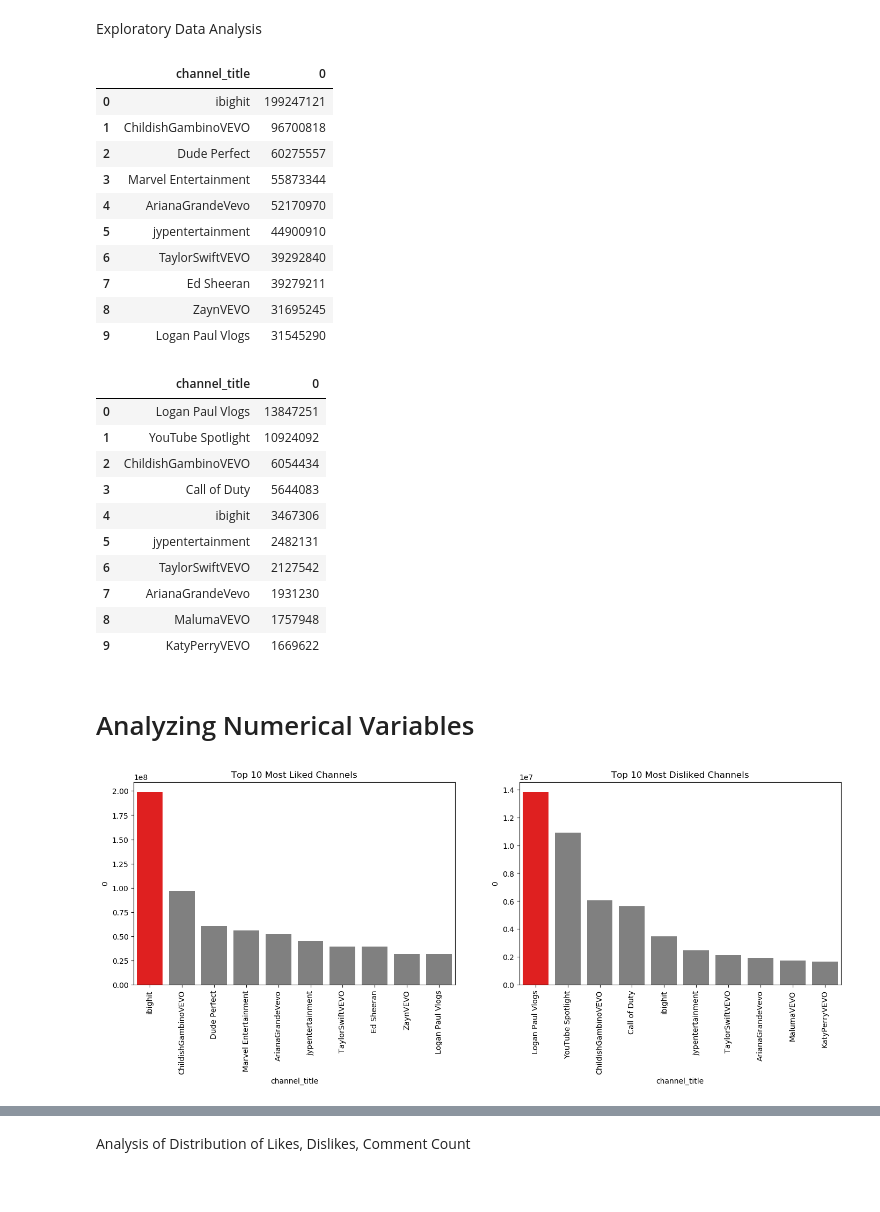
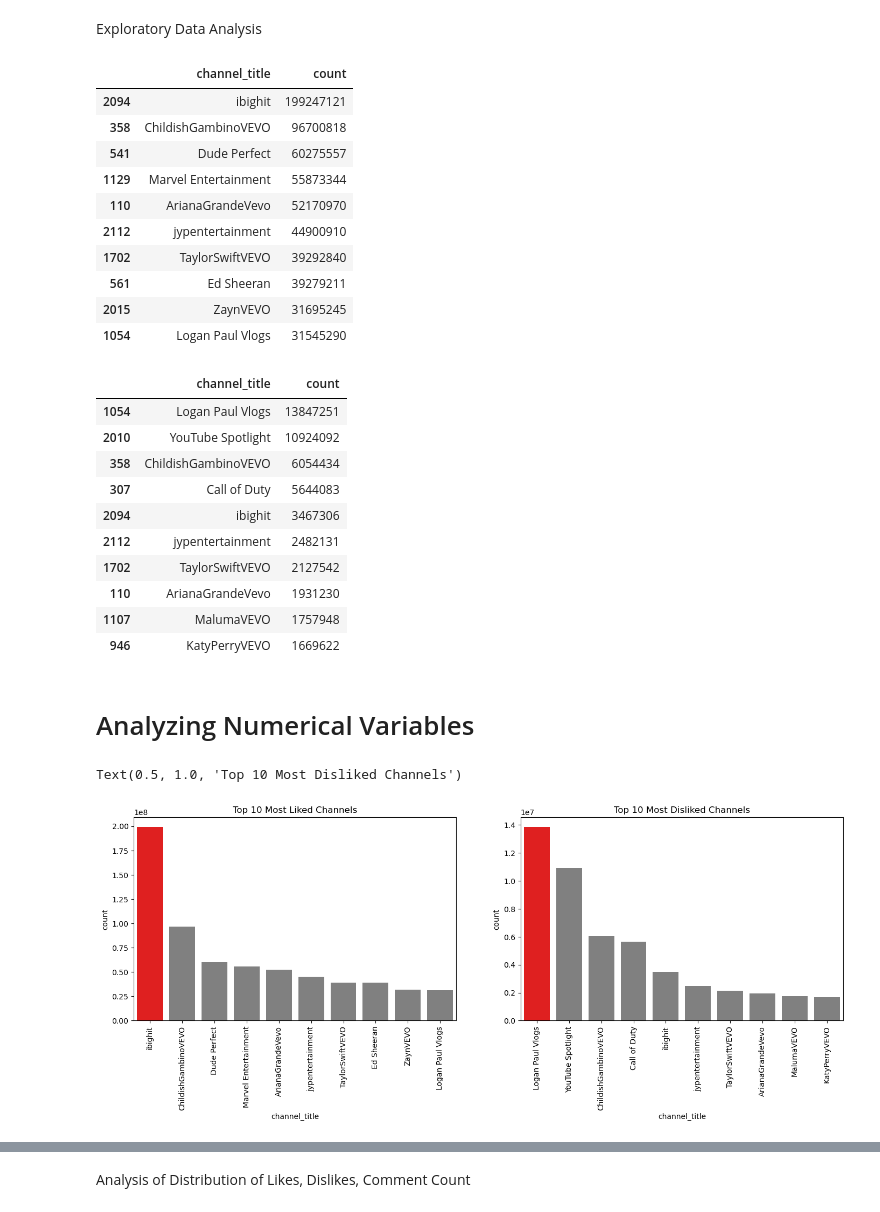
Before and after one commit to sn11sju/YouTube-Trends, a Jupyter notebook: YouTube Trends.ipynb, the cells around one changed output, grey strips where cells are left out. Drawn from its saved outputs; the diff is of its cells as text; code cells hidden in the pictures.

```diff
--- a/YouTube Trends.ipynb
+++ b/YouTube Trends.ipynb
@@ -36,35 +36,35 @@ dtype: int64
 # %% [markdown]
 Exploratory Data Analysis
 # %%
-channel_likes = df.groupby(['channel_title'])['likes'].sum().rename(columns={'likes':'count'}).sort_values(ascending=False)[:10].reset_index()
+channel_likes = df.groupby(['channel_title'])['likes'].sum().reset_index().rename(columns={'likes':'count'}).sort_values(by='count' ,ascending=False)[:10]
 channel_likes
 # %% [output]
-|  | channel_title | 0 |
-| 0 | ibighit | 199247121 |
-| 1 | ChildishGambinoVEVO | 96700818 |
-| 2 | Dude Perfect | 60275557 |
-| 3 | Marvel Entertainment | 55873344 |
-| 4 | ArianaGrandeVevo | 52170970 |
-| 5 | jypentertainment | 44900910 |
-| 6 | TaylorSwiftVEVO | 39292840 |
-| 7 | Ed Sheeran | 39279211 |
-| 8 | ZaynVEVO | 31695245 |
-| 9 | Logan Paul Vlogs | 31545290 |
+|  | channel_title | count |
+| 2094 | ibighit | 199247121 |
+| 358 | ChildishGambinoVEVO | 96700818 |
+| 541 | Dude Perfect | 60275557 |
+| 1129 | Marvel Entertainment | 55873344 |
+| 110 | ArianaGrandeVevo | 52170970 |
+| 2112 | jypentertainment | 44900910 |
+| 1702 | TaylorSwiftVEVO | 39292840 |
+| 561 | Ed Sheeran | 39279211 |
+| 2015 | ZaynVEVO | 31695245 |
+| 1054 | Logan Paul Vlogs | 31545290 |
 # %%
-channel_dislikes = df.groupby(['channel_title'])['dislikes'].sum().rename(columns={'dislikes':'count'}).sort_values(ascending=False)[:10].reset_index()
+channel_dislikes = df.groupby(['channel_title'])['dislikes'].sum().reset_index().rename(columns={'dislikes':'count'}).sort_values(by='count',ascending=False)[:10]
 channel_dislikes
 # %% [output]
-|  | channel_title | 0 |
-| 0 | Logan Paul Vlogs | 13847251 |
-| 1 | YouTube Spotlight | 10924092 |
-| 2 | ChildishGambinoVEVO | 6054434 |
-| 3 | Call of Duty | 5644083 |
-| 4 | ibighit | 3467306 |
-| 5 | jypentertainment | 2482131 |
-| 6 | TaylorSwiftVEVO | 2127542 |
-| 7 | ArianaGrandeVevo | 1931230 |
-| 8 | MalumaVEVO | 1757948 |
-| 9 | KatyPerryVEVO | 1669622 |
+|  | channel_title | count |
+| 1054 | Logan Paul Vlogs | 13847251 |
+| 2010 | YouTube Spotlight | 10924092 |
+| 358 | ChildishGambinoVEVO | 6054434 |
+| 307 | Call of Duty | 5644083 |
+| 2094 | ibighit | 3467306 |
+| 2112 | jypentertainment | 2482131 |
+| 1702 | TaylorSwiftVEVO | 2127542 |
+| 110 | ArianaGrandeVevo | 1931230 |
+| 1107 | MalumaVEVO | 1757948 |
+| 946 | KatyPerryVEVO | 1669622 |
 # %% [markdown]
 # Analyzing Numerical Variables
 # %%
@@ -73,14 +73,15 @@ import seaborn as sns
 # %%
 
 fig, axes = plt.subplots(ncols=2,figsize=(17,5),dpi=100)
-clrs = ['grey' if (x<max(channel_likes[0])) else 'red' for x in channel_likes[0]]
-g = sns.barplot(channel_likes['channel_title'],channel_likes[0],ax=axes[0], palette=clrs)
+clrs = ['grey' if (x<max(channel_likes['count'])) else 'red' for x in channel_likes['count']]
+g = sns.barplot(channel_likes['channel_title'],channel_likes['count'],ax=axes[0], palette=clrs)
 g.set_xticklabels(axes[0].get_xticklabels(),rotation=90)
 axes[0].set_title('Top 10 Most Liked Channels')
 plt.xticks(rotation=90)
 
-sns.barplot(channel_dislikes['channel_title'],channel_dislikes[0],ax=axes[1],palette=clrs)
+sns.barplot(channel_dislikes['channel_title'],channel_dislikes['count'],ax=axes[1],palette=clrs)
 axes[1].set_title('Top 10 Most Disliked Channels')
 # %% [output]
+Text(0.5, 1.0, 'Top 10 Most Disliked Channels')
-[figure, old version]
+[figure, new version]
 # %%
```
Also changed, not shown: parts of 15 cells of this notebook.
